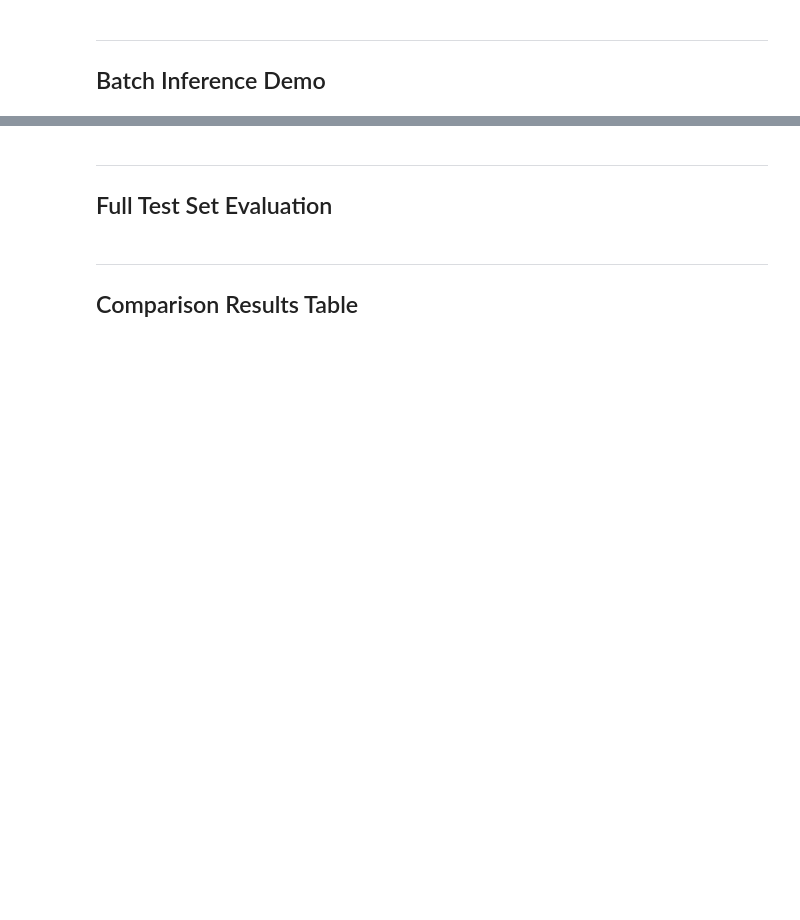
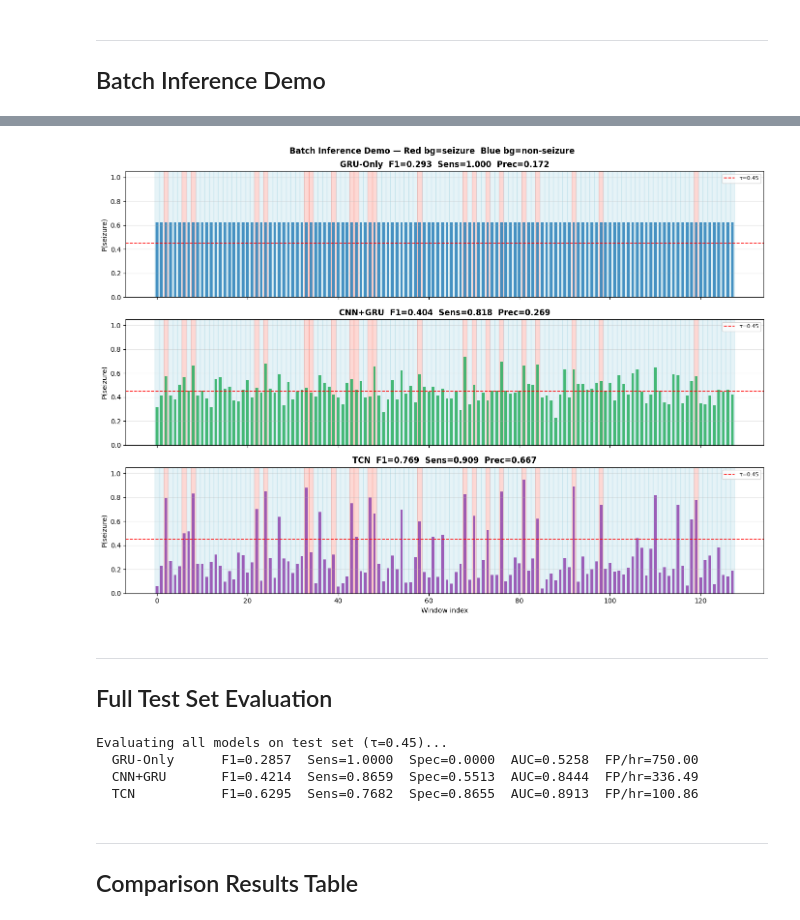
Before and after one commit to CharithaRIT/NeuroScribe-EEG-Seizure-Detection-with-Evidence-Grounded-Clinical-Reporting, a Jupyter notebook: notebooks/07_testing_comparison.ipynb, the cells around one changed output, grey strips where cells are left out. Saved outputs shown, nothing was run; the diff lists cells and outputs as text; code cells hidden in the pictures; blank space fills up the shorter version.

Commit message:
Notebooks, report figures and checkpoints

```diff
--- a/notebooks/07_testing_comparison.ipynb
+++ b/notebooks/07_testing_comparison.ipynb
@@ -82,17 +88,13 @@ print(f'Test set: {len(test_ds):,} windows  |  '
 ## Load All Models from Checkpoints
 # %%
 MODELS = {
-    'CNN-Only' : CNNClassifier(
-        n_channels=23, n_samples=1024,
-        filters=[8, 16, 32], dropout=0.7,
-    ),
     'GRU-Only' : GRUClassifier(
-        n_channels=23, hidden_size=16, num_layers=1,
-        bidirectional=False, dropout=0.7,
+        n_channels=23, hidden_size=128, num_layers=2,
+        bidirectional=True, dropout=0.65,
     ),
     'CNN+GRU'  : CNNGRUClassifier(
-        n_channels=23, cnn_filters=[8, 16, 32],
-        hidden_size=32, dropout=0.7,
+        n_channels=23, cnn_filters=[32, 64, 128],
+        hidden_size=128, dropout=0.65,
     ),
     'TCN'      : TCNClassifier(
         n_channels=23, proj_channels=64, num_filters=128,
@@ -139,24 +154,26 @@ for name, model in MODELS.items():
 # %%
-colors = {'CNN-Only':'#e67e22', 'GRU-Only':'#2980b9', 'CNN+GRU':'#27ae60', 'TCN':'#8e44ad'}
+colors = {'GRU-Only':'#2980b9', 'CNN+GRU':'#27ae60', 'TCN':'#8e44ad'}
 gt = demo_y.cpu().numpy()
 n  = len(gt)
 
-fig, axes = plt.subplots(4, 1, figsize=(14, 10), sharex=True)
+fig, axes = plt.subplots(3, 1, figsize=(14, 10), sharex=True)
 for ax, (name, res) in zip(axes, demo_results.items()):
     for i in range(n):
         ax.axvspan(i-.5, i+.5, color='salmon' if gt[i]==1 else 'lightblue', alpha=0.3)
     ax.bar(range(n), res['probs'], color=colors[name], alpha=0.85, width=0.6)
     ax.axhline(THRESHOLD, color='red', linestyle='--', lw=1.2, label=f'τ={THRESHOLD}')
     ax.set_ylim(0, 1.05); ax.set_ylabel('P(seizure)')
     ax.set_title(f'{name}  F1={res["f1"]:.3f}  Sens={res["sens"]:.3f}  Prec={res["prec"]:.3f}',
                  fontweight='bold')
     ax.legend(fontsize=8, loc='upper right'); ax.grid(axis='y', alpha=0.3)
 
 axes[-1].set_xlabel('Window index')
 plt.suptitle('Batch Inference Demo — Red bg=seizure  Blue bg=non-seizure', fontsize=12, fontweight='bold')
 plt.tight_layout()
 plt.savefig('Report_Figures/demo_batch_predictions.png', dpi=150, bbox_inches='tight')
 plt.show()
+# %% [output]
+[figure, added]
 # %% [markdown]
 ---
 ## Full Test Set Evaluation
@@ -186,6 +203,11 @@ for name, model in MODELS.items():
     r = test_results[name]
     print(f'  {name:<12}  F1={r["f1"]:.4f}  Sens={r["sensitivity"]:.4f}  '
           f'Spec={r["specificity"]:.4f}  AUC={r["roc_auc"]:.4f}  FP/hr={r["fp_per_hr"]:.2f}')
+# %% [output]
+Evaluating all models on test set (τ=0.45)...
+  GRU-Only      F1=0.2857  Sens=1.0000  Spec=0.0000  AUC=0.5258  FP/hr=750.00
+  CNN+GRU       F1=0.4214  Sens=0.8659  Spec=0.5513  AUC=0.8444  FP/hr=336.49
+  TCN           F1=0.6295  Sens=0.7682  Spec=0.8655  AUC=0.8913  FP/hr=100.86
 # %% [markdown]
 ---
 ## Comparison Results Table
```
Also changed, not shown: parts of 8 cells of this notebook, 12 other files.
